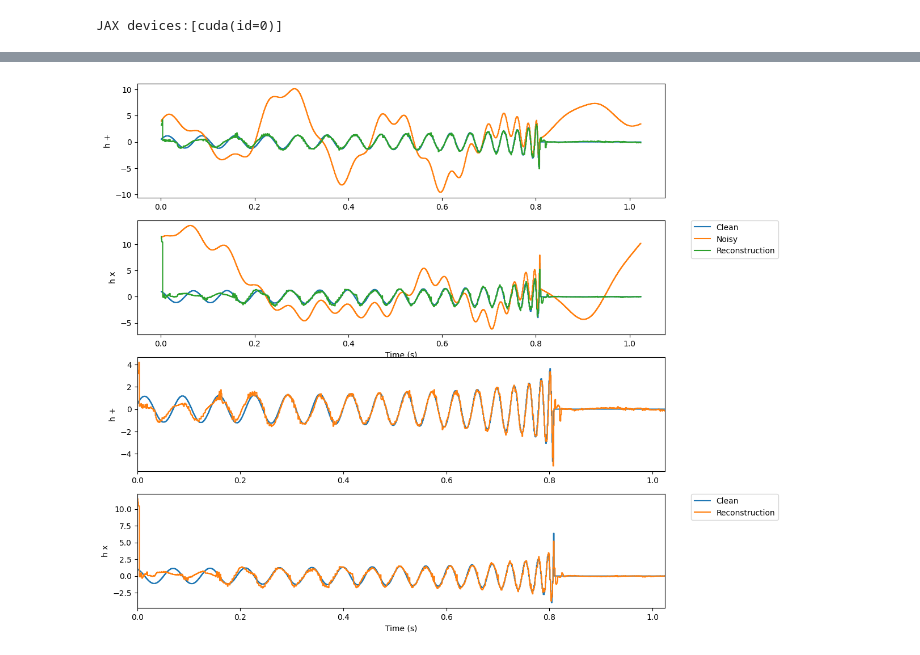
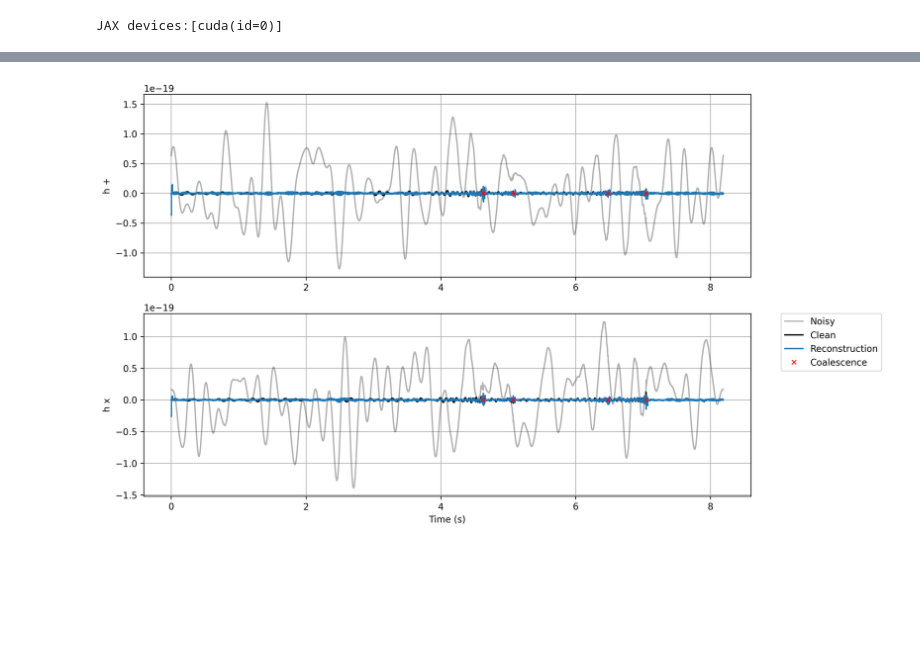
Before and after one commit to davidesartor/MLGW, a Jupyter notebook: test_signal_denoiser.ipynb, the cells around one changed output, grey strips where cells are left out. Drawn from its saved outputs; the diff is of its cells as text; code cells hidden in the pictures; blank space fills up the shorter version.

Commit message:
cleanup

```diff
--- a/test_signal_denoiser.ipynb
+++ b/test_signal_denoiser.ipynb
@@ -49,24 +50,22 @@ episode_duration_s=1.024, sample_rate_Hz=1000.0, nsamples=1024.0
 # %%
 optimization_step = jax.jit(partial(training.optimization_step, loss_fn=training.signal_mse_loss))
-get_batch = jax.jit(dataset.get_batch, static_argnames=["batch_size"])
-
-
+get_batch = jax.jit(dataset.get_batch, static_argnames="batch_size")
 state = train_state.TrainState.create(
     apply_fn=model.apply,
     params=model.init(rng_key, dataset.sample(rng_key)[0]),
     tx=optax.chain(optax.clip(1.0), optax.adam(1e-3, b2=0.95)),
 )
 # %%
-N_epochs = 10
-batches_per_epoch = 1000
+N_epochs = 100
+batches_per_epoch = 100
+batch_size = 8
 
-for epoch_idx, epoch_rng_key in enumerate(tqdm(jax.random.split(rng_key, N_epochs))):
+for epoch_idx, epoch_rng_key in enumerate(pbar:=tqdm(jax.random.split(rng_key, N_epochs))):
     losses = []
     for batch_rng_key in tqdm(jax.random.split(epoch_rng_key, batches_per_epoch), leave=False):
         x, y = get_batch(batch_rng_key, batch_size)
         state, loss_value = optimization_step(state, x, y)
         losses.append(loss_value)
-
-    #checkpoints.save_checkpoint(ckpt_dir="/tmp/checkpoints", target=train_state, step=epoch_idx)
-    print(f"Loss: {sum(losses) / len(losses)}")
+    checkpoints.save_checkpoint(ckpt_dir=os.getcwd()+"/checkpoints", target=state, step=epoch_idx, overwrite=True)
+    pbar.set_description(f"epoch avg loss: {round(float(sum(losses) / len(losses)), 4)}")
 # %% [output]
@@ -83,32 +82,24 @@ Loss: 0.09366295486688614
 # %%
 rng_key, subkey = jax.random.split(rng_key)
-x, y = get_batch(subkey, batch_size)
-out = state.apply_fn(state.params, x[0])
-plt.figure(figsize=(12, 12))
-plt.subplot(4, 1, 1)
-plt.step(dataset.times, y[0][:, 0], label="Clean")
-plt.step(dataset.times, x[0][:, 0], label="Noisy")
-plt.step(dataset.times, out[:, 0], label="Reconstruction")
+x, y, p = dataset.sample(subkey)
+out = state.apply_fn(state.params, x)
+plt.figure(figsize=(12, 8), dpi=300)
+plt.subplot(2, 1, 1)
+plt.step(dataset.times, 1e-20*x[:, 0], "k", label="Noisy", alpha=0.3)
+plt.step(dataset.times, 1e-20*y[:, 0], "k", label="Clean")
+plt.step(dataset.times, 1e-20*out[:, 0], "tab:blue", label="Reconstruction")
+plt.plot(p.tcoal_s, jnp.zeros_like(p.tcoal_s), "rx", markersize=5, label="Coalescence")
 plt.ylabel("h +")
-plt.subplot(4, 1, 2)
-plt.step(dataset.times, y[0][:, 1], label="Clean")
-plt.step(dataset.times, x[0][:, 1], label="Noisy")
-plt.step(dataset.times, out[:, 1], label="Reconstruction")
+plt.grid()
+plt.subplot(2, 1, 2)
+plt.step(dataset.times, 1e-20*x[:, 1], "k", label="Noisy", alpha=0.3)
+plt.step(dataset.times, 1e-20*y[:, 1], "k", label="Clean")
+plt.step(dataset.times, 1e-20*out[:, 1], "tab:blue", label="Reconstruction")
+plt.plot(p.tcoal_s, jnp.zeros_like(p.tcoal_s), "rx", markersize=5, label="Coalescence")
 plt.ylabel("h x")
-plt.xlabel("Time (s)")
-plt.legend(bbox_to_anchor=(1.05, 1), loc="upper left", borderaxespad=0.0)
-plt.subplot(4, 1, 3)
-plt.step(dataset.times, y[0][:, 0], label="Clean")
-plt.step(dataset.times, out[:, 0], label="Reconstruction")
-plt.xlim(dataset.episode_duration_s // 2, dataset.episode_duration_s)
-plt.ylabel("h +")
-plt.subplot(4, 1, 4)
-plt.step(dataset.times, y[0][:, 1], label="Clean")
-plt.step(dataset.times, out[:, 1], label="Reconstruction")
-plt.xlim(dataset.episode_duration_s // 2, dataset.episode_duration_s)
-plt.ylabel("h x")
+plt.grid()
 plt.xlabel("Time (s)")
 plt.legend(bbox_to_anchor=(1.05, 1), loc="upper left", borderaxespad=0.0)
 plt.show()
 # %% [output]
-[figure, old version]
+[figure, new version]
```
Also changed, not shown: parts of 4 cells of this notebook, 7 other files.
